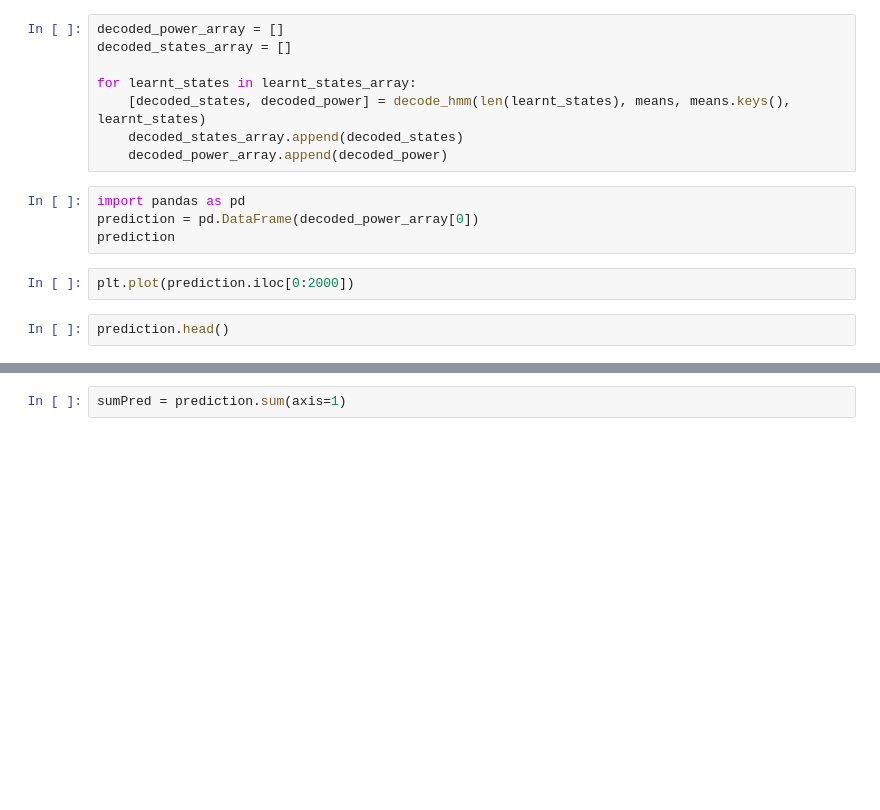
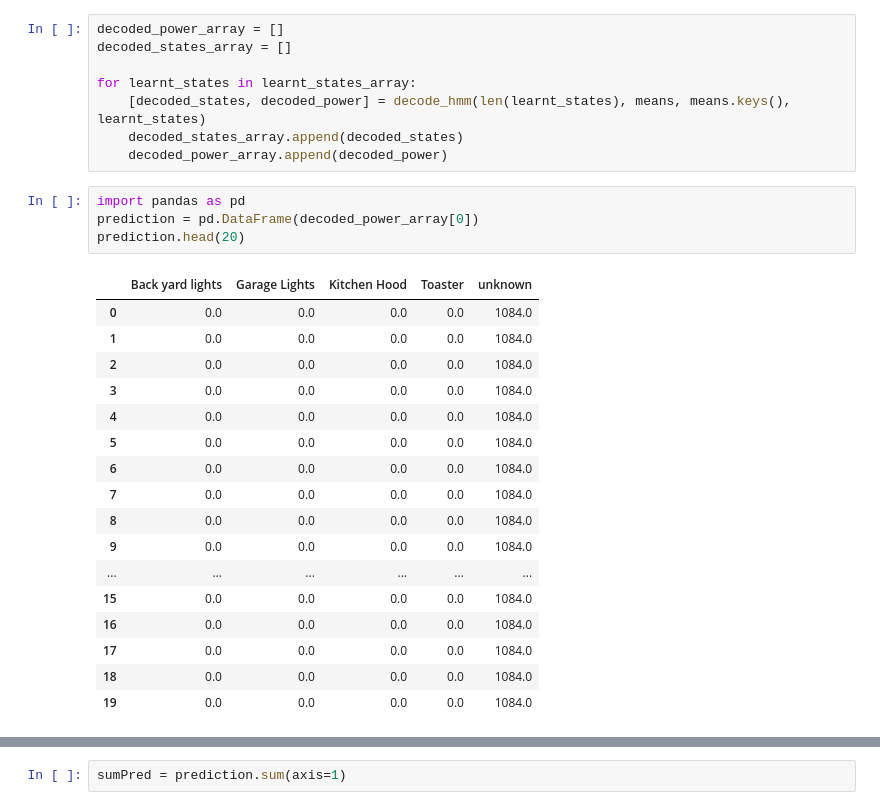
Before and after one commit to AlirezaSamar/PowerDisaggregation, a Jupyter notebook: LoadProcessing.ipynb, the cells around one changed output, grey strips where cells are left out. Cells and saved outputs as stored; diff of their text form; blank space fills up the shorter version.

```diff
--- a/LoadProcessing.ipynb
+++ b/LoadProcessing.ipynb
@@ -996,8 +1265,22 @@ for learnt_states in learnt_states_array:
 # %%
 import pandas as pd
 prediction = pd.DataFrame(decoded_power_array[0])
-prediction
+prediction.head(20)
+# %% [output]
+|  | Back yard lights | Garage Lights | Kitchen Hood | Toaster | unknown |
+| 0 | 0.0 | 0.0 | 0.0 | 0.0 | 1084.0 |
+| 1 | 0.0 | 0.0 | 0.0 | 0.0 | 1084.0 |
+| 2 | 0.0 | 0.0 | 0.0 | 0.0 | 1084.0 |
+| 3 | 0.0 | 0.0 | 0.0 | 0.0 | 1084.0 |
+| 4 | 0.0 | 0.0 | 0.0 | 0.0 | 1084.0 |
+| 5 | 0.0 | 0.0 | 0.0 | 0.0 | 1084.0 |
+| 6 | 0.0 | 0.0 | 0.0 | 0.0 | 1084.0 |
+| 7 | 0.0 | 0.0 | 0.0 | 0.0 | 1084.0 |
+| 8 | 0.0 | 0.0 | 0.0 | 0.0 | 1084.0 |
+| 9 | 0.0 | 0.0 | 0.0 | 0.0 | 1084.0 |
+| ... | ... | ... | ... | ... | ... |
+| 15 | 0.0 | 0.0 | 0.0 | 0.0 | 1084.0 |
+| 16 | 0.0 | 0.0 | 0.0 | 0.0 | 1084.0 |
+| 17 | 0.0 | 0.0 | 0.0 | 0.0 | 1084.0 |
+| 18 | 0.0 | 0.0 | 0.0 | 0.0 | 1084.0 |
+| 19 | 0.0 | 0.0 | 0.0 | 0.0 | 1084.0 |
-# %%
-plt.plot(prediction.iloc[0:2000])
-# %%
-prediction.head()
```
Also changed, not shown: parts of 37 cells of this notebook.
